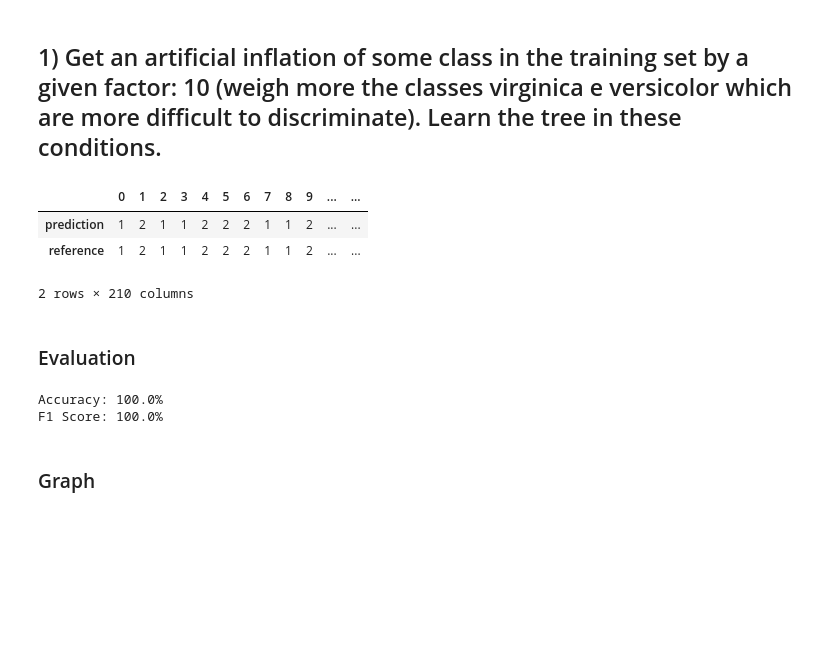
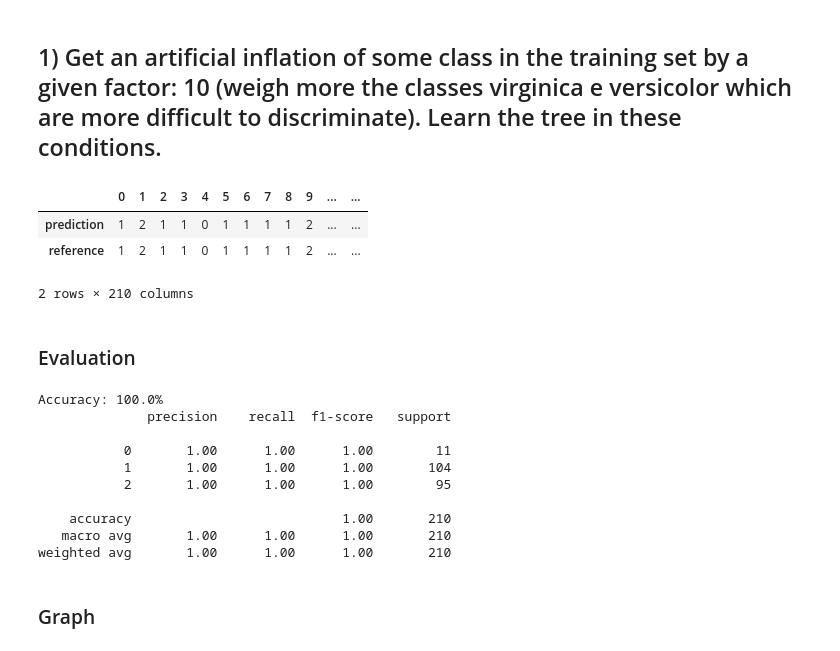
Before and after one commit to lorenzofavaro/machine-learning, a Jupyter notebook: Decision Tree Models/iris_classification.ipynb, the cells around one changed output. Saved outputs shown, nothing was run; the diff lists cells and outputs as text; code cells hidden in the pictures; blank space fills up the shorter version.

```diff
--- a/Decision Tree Models/iris_classification.ipynb
+++ b/Decision Tree Models/iris_classification.ipynb
@@ -15,44 +14,53 @@ min_samples_leaf = 5
 # %% [markdown]
 ## 1) Get an artificial inflation of some class in the training set by a given factor: 10 (weigh more the classes virginica e versicolor which are more difficult to discriminate). Learn the tree in these conditions.
 # %%
-data, target = load_iris(return_X_y=True)
+# data, target = load_iris(return_X_y=True)
+iris = load_iris()
 inflation_factor = 10
 
 # Compute the repetitions of each elem of the dataset
-repetitions = np.clip(target * factor, a_min=1, a_max=factor)
+repetitions = np.clip(iris.target * inflation_factor, a_min=1, a_max=inflation_factor)
 
 # Apply inflation to dataset
-inflated_data = np.repeat(data, repetitions, axis=0)
-inflated_target = np.repeat(target, repetitions, axis=0)
+inflated_data = np.repeat(iris.data, repetitions, axis=0)
+inflated_target = np.repeat(iris.target, repetitions, axis=0)
 
 # Get train & test datasets
-X_train, X_test, y_train, y_test = train_test_split(inflated_data, inflated_target, test_size=0.20, random_state=random_state)
+X_train, X_test, y_train, y_test_inf = train_test_split(inflated_data, inflated_target, test_size=0.2, random_state=random_state)
 
 # Learning of the tree
-clf_inflated = tree.DecisionTreeClassifier(criterion="entropy", random_state=random_state, min_samples_leaf=min_samples_leaf)
+clf_inflated = tree.DecisionTreeClassifier(criterion="entropy", random_state=random_state, min_samples_leaf=5)
 clf_inflated = clf_inflated.fit(X_train, y_train)
 
 # Get predictions
-y_pred = clf_inflated.predict(X_test)
+y_pred_inf = clf_inflated.predict(X_test)
 
 # Show pairs
-pd.DataFrame(np.column_stack((y_pred, y_test)).T, index=['prediction', 'reference'])
+pd.DataFrame(np.column_stack((y_pred_inf, y_test_inf)).T, index=['prediction', 'reference'])
 # %% [output]
 |  | 0 | 1 | 2 | 3 | 4 | 5 | 6 | 7 | 8 | 9 | ... | ... |
-| prediction | 1 | 2 | 1 | 1 | 2 | 2 | 2 | 1 | 1 | 2 | ... | ... |
-| reference | 1 | 2 | 1 | 1 | 2 | 2 | 2 | 1 | 1 | 2 | ... | ... |
+| prediction | 1 | 2 | 1 | 1 | 0 | 1 | 1 | 1 | 1 | 2 | ... | ... |
+| reference | 1 | 2 | 1 | 1 | 0 | 1 | 1 | 1 | 1 | 2 | ... | ... |
 2 rows × 210 columns
 # %% [markdown]
 ### Evaluation
-# %%
-accuracy = accuracy_score(y_test, y_pred)
-f1 = f1_score(y_test, y_pred, average='macro')
-
-print(f'Accuracy: {accuracy * 100}%')
-print(f'F1 Score: {f1 * 100}%')
-# %% [output]
-Accuracy: 100.0%
-F1 Score: 100.0%
+# %%
+accuracy = accuracy_score(y_test_inf, y_pred_inf)
+report = classification_report(y_test_inf, y_pred_inf, labels=[0, 1, 2])
+
+print(f'Accuracy: {accuracy * 100}%')
+print(report)
+# %% [output]
+Accuracy: 100.0%
+              precision    recall  f1-score   support
+
+           0       1.00      1.00      1.00        11
+           1       1.00      1.00      1.00       104
+           2       1.00      1.00      1.00        95
+
+    accuracy                           1.00       210
+   macro avg       1.00      1.00      1.00       210
+weighted avg       1.00      1.00      1.00       210
 # %% [markdown]
 ### Graph
 # %%
```
Also changed, not shown: parts of 9 cells of this notebook.
